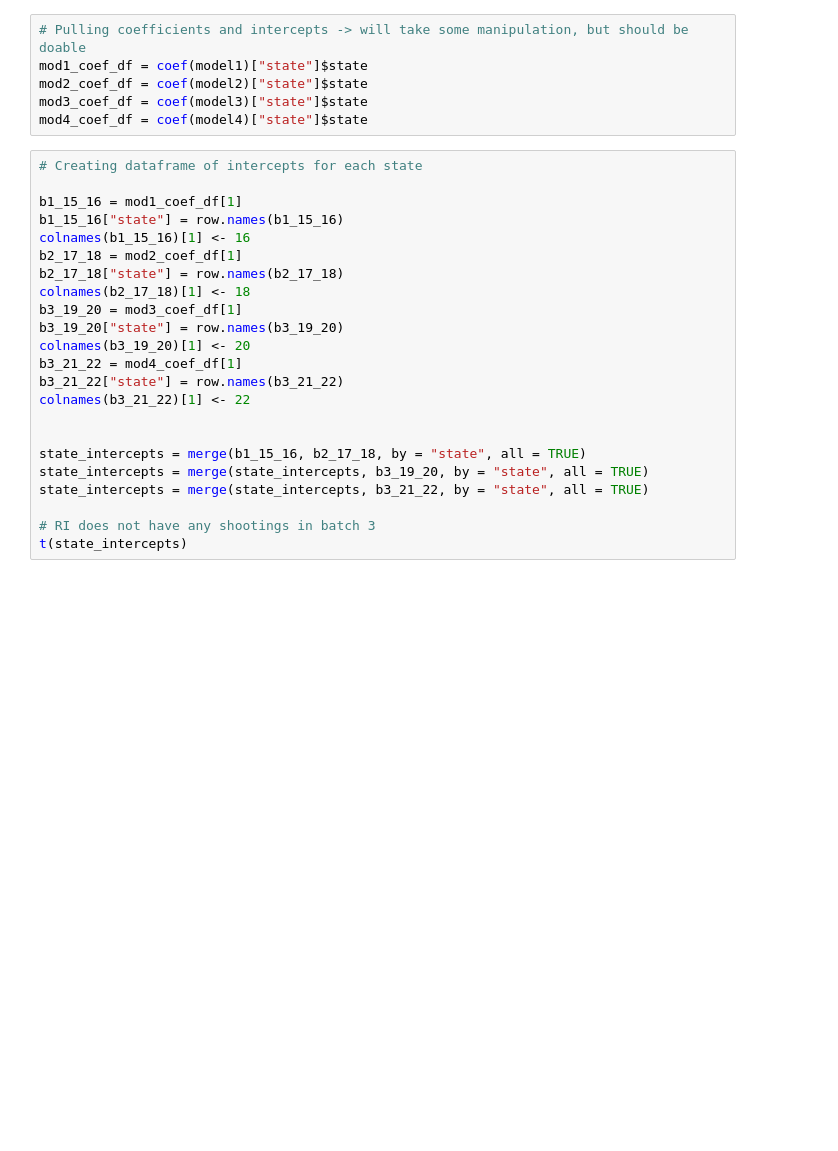
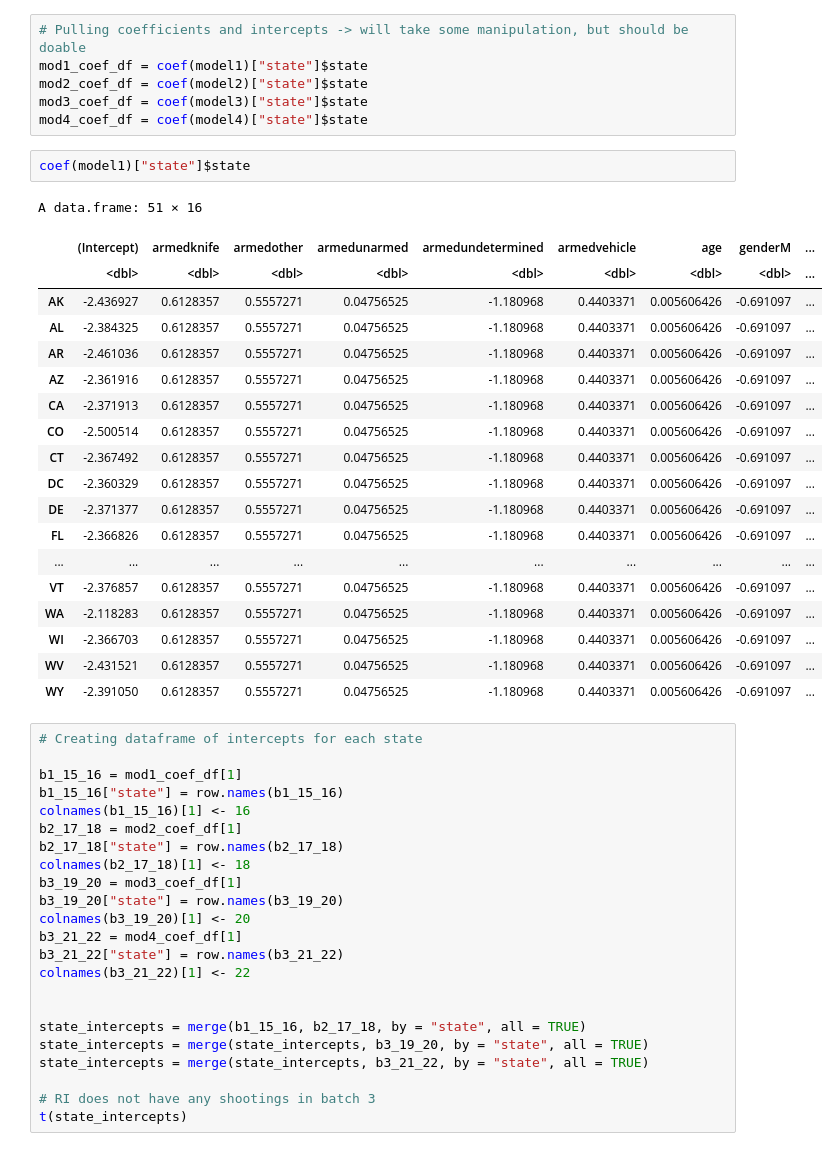
Before and after one commit to spacegoat1/data2020_project, a Jupyter notebook: 2_model_selection.ipynb, the cells around one changed output. Drawn from its saved outputs; the diff is of its cells as text; blank space fills up the shorter version.

```diff
--- a/2_model_selection.ipynb
+++ b/2_model_selection.ipynb
@@ -709,6 +713,28 @@ mod1_coef_df = coef(model1)["state"]$state
 mod2_coef_df = coef(model2)["state"]$state
 mod3_coef_df = coef(model3)["state"]$state
 mod4_coef_df = coef(model4)["state"]$state
+# %%
+coef(model1)["state"]$state
+# %% [output]
+A data.frame: 51 × 16
+|  | (Intercept) | armedknife | armedother | armedunarmed | armedundetermined | armedvehicle | age | genderM | ... |
+|  | <dbl> | <dbl> | <dbl> | <dbl> | <dbl> | <dbl> | <dbl> | <dbl> | ... |
+| AK | -2.436927 | 0.6128357 | 0.5557271 | 0.04756525 | -1.180968 | 0.4403371 | 0.005606426 | -0.691097 | ... |
+| AL | -2.384325 | 0.6128357 | 0.5557271 | 0.04756525 | -1.180968 | 0.4403371 | 0.005606426 | -0.691097 | ... |
+| AR | -2.461036 | 0.6128357 | 0.5557271 | 0.04756525 | -1.180968 | 0.4403371 | 0.005606426 | -0.691097 | ... |
+| AZ | -2.361916 | 0.6128357 | 0.5557271 | 0.04756525 | -1.180968 | 0.4403371 | 0.005606426 | -0.691097 | ... |
+| CA | -2.371913 | 0.6128357 | 0.5557271 | 0.04756525 | -1.180968 | 0.4403371 | 0.005606426 | -0.691097 | ... |
+| CO | -2.500514 | 0.6128357 | 0.5557271 | 0.04756525 | -1.180968 | 0.4403371 | 0.005606426 | -0.691097 | ... |
+| CT | -2.367492 | 0.6128357 | 0.5557271 | 0.04756525 | -1.180968 | 0.4403371 | 0.005606426 | -0.691097 | ... |
+| DC | -2.360329 | 0.6128357 | 0.5557271 | 0.04756525 | -1.180968 | 0.4403371 | 0.005606426 | -0.691097 | ... |
+| DE | -2.371377 | 0.6128357 | 0.5557271 | 0.04756525 | -1.180968 | 0.4403371 | 0.005606426 | -0.691097 | ... |
+| FL | -2.366826 | 0.6128357 | 0.5557271 | 0.04756525 | -1.180968 | 0.4403371 | 0.005606426 | -0.691097 | ... |
+| ... | ... | ... | ... | ... | ... | ... | ... | ... | ... |
+| VT | -2.376857 | 0.6128357 | 0.5557271 | 0.04756525 | -1.180968 | 0.4403371 | 0.005606426 | -0.691097 | ... |
+| WA | -2.118283 | 0.6128357 | 0.5557271 | 0.04756525 | -1.180968 | 0.4403371 | 0.005606426 | -0.691097 | ... |
+| WI | -2.366703 | 0.6128357 | 0.5557271 | 0.04756525 | -1.180968 | 0.4403371 | 0.005606426 | -0.691097 | ... |
+| WV | -2.431521 | 0.6128357 | 0.5557271 | 0.04756525 | -1.180968 | 0.4403371 | 0.005606426 | -0.691097 | ... |
+| WY | -2.391050 | 0.6128357 | 0.5557271 | 0.04756525 | -1.180968 | 0.4403371 | 0.005606426 | -0.691097 | ... |
 # %%
 # Creating dataframe of intercepts for each state
 
```
Also changed, not shown: parts of 17 cells of this notebook, 4 other files.
